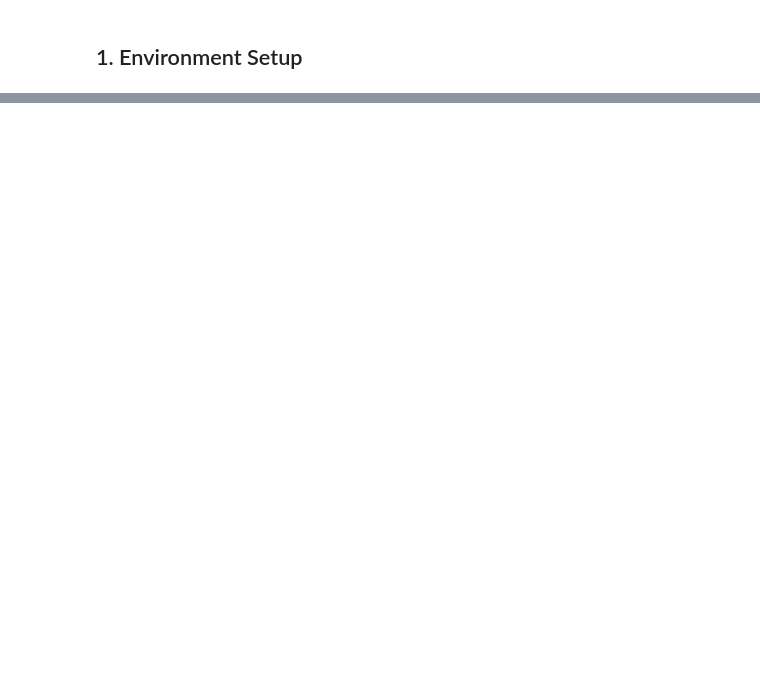
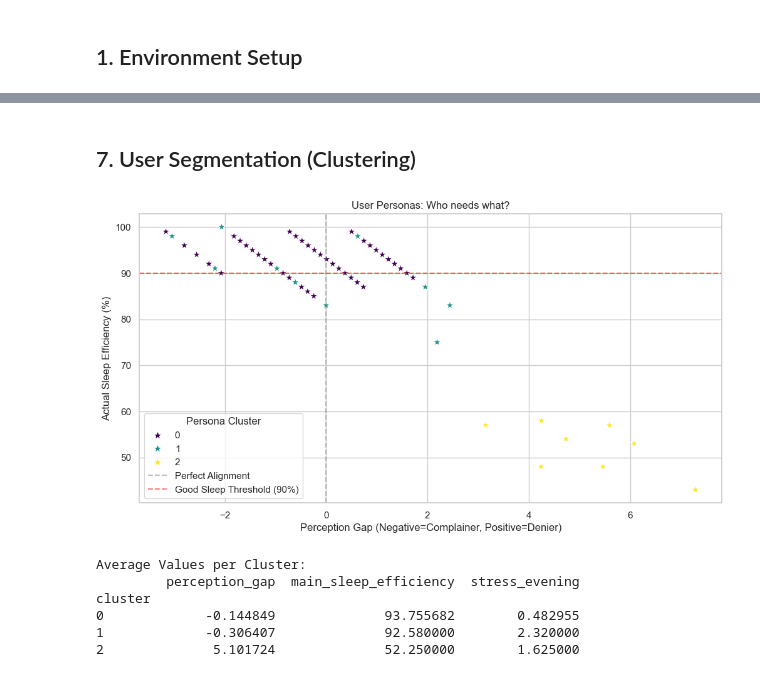
Before and after one commit to kyu976/Mind-Body-Synch-Coach, a Jupyter notebook: MBSC_DW.ipynb, the cells around one changed output, grey strips where cells are left out. Drawn from its saved outputs; the diff is of its cells as text; code cells hidden in the pictures; blank space fills up the shorter version.

```diff
--- a/MBSC_DW.ipynb
+++ b/MBSC_DW.ipynb
@@ -92,0 +220,52 @@ print(df.head(3))
+# %% [markdown]
+## 7. User Segmentation (Clustering)
+# %%
+from sklearn.preprocessing import StandardScaler        # need to do [python3 -m pip install scikit-learn]
+from sklearn.cluster import KMeans
+
+# 1. Feature Selection
+# We choose 3 dimensions to define our users:
+# - Perception Gap: Are they hallucinating their fatigue? (The Symptom)
+# - Efficiency: Did they actually sleep well? (The Reality)
+# - Stress: Is it just anxiety? (The Cause)
+cluster_features = ['perception_gap', 'main_sleep_efficiency', 'stress_evening']
+X = df_clean[cluster_features].copy()
+
+# 2. Standardization (Crucial for K-Means)
+# We must scale the data so 'Efficiency' (0-100) doesn't overpower 'Gap' (-2 to +2)
+scaler = StandardScaler()
+X_scaled = scaler.fit_transform(X)
+
+# 3. K-Means Clustering
+# We force the algorithm to find 3 distinct user types
+kmeans = KMeans(n_clusters=3, random_state=42, n_init=10)
+df_clean['cluster'] = kmeans.fit_predict(X_scaled)
+# %%
+# 4. Visualization
+plt.figure(figsize=(12, 6))
+sns.scatterplot(data=df_clean, x='perception_gap', y='main_sleep_efficiency',
+                hue='cluster', palette='viridis', s=100, marker='*')
+
+# Reference lines for context
+plt.axvline(x=0, color='gray', linestyle='--', alpha=0.5, label='Perfect Alignment')
+plt.axhline(y=90, color='red', linestyle='--', alpha=0.5, label='Good Sleep Threshold (90%)')
+
+plt.title('User Personas: Who needs what?')
+plt.xlabel('Perception Gap (Negative=Complainer, Positive=Denier)')
+plt.ylabel('Actual Sleep Efficiency (%)')
+plt.legend(title='Persona Cluster')
+plt.show()
+# %% [output]
+[figure, added]
+# %%
+# 5. Display Cluster Characteristics to interpret them
+summary = df_clean.groupby('cluster')[cluster_features].mean()
+print("Average Values per Cluster:")
+print(summary)
+# %% [output]
+Average Values per Cluster:
+         perception_gap  main_sleep_efficiency  stress_evening
+cluster
+0             -0.144849              93.755682        0.482955
+1             -0.306407              92.580000        2.320000
+2              5.101724              52.250000        1.625000
```
Also changed, not shown: parts of 22 cells of this notebook.
